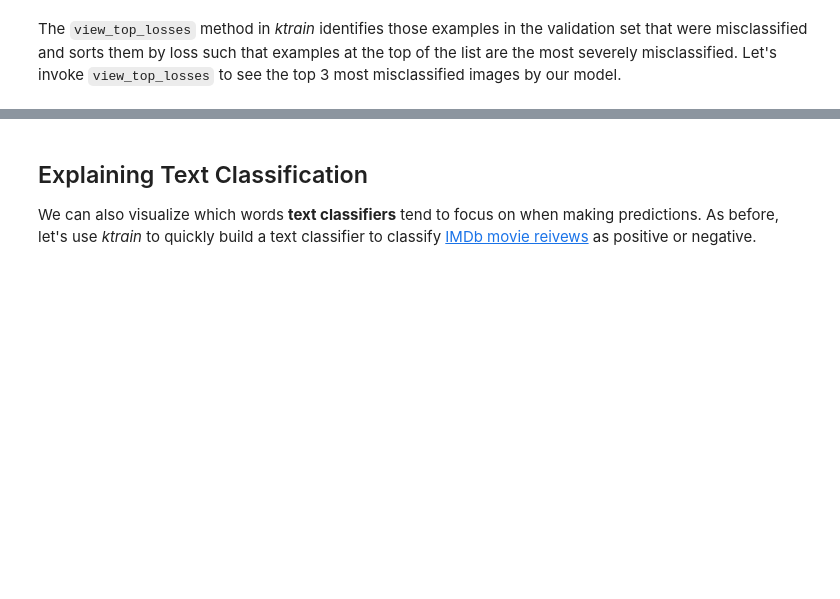
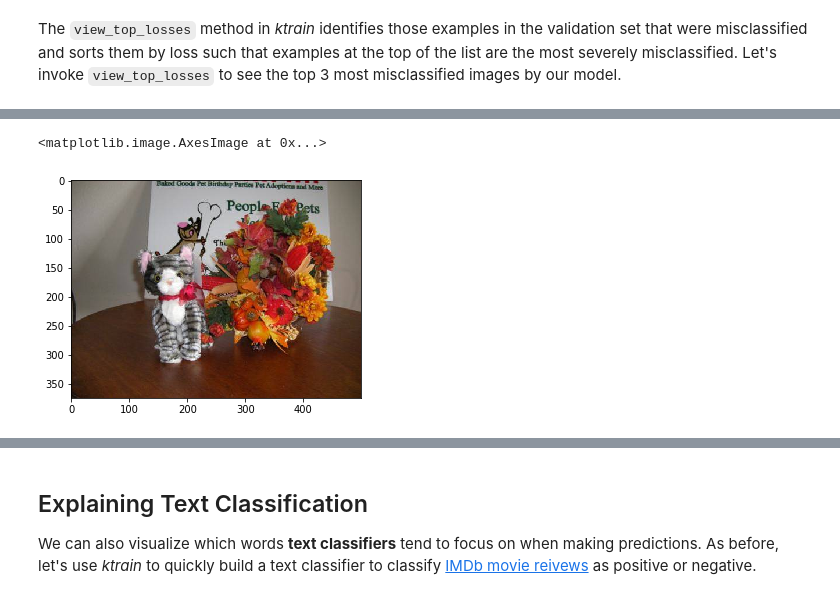
Before and after one commit to amaiya/ktrain, a Jupyter notebook: tutorial-05-explaining-predictions.ipynb, the cells around one changed output, grey strips where cells are left out. Cells and saved outputs as stored; diff of their text form; code cells hidden in the pictures; blank space fills up the shorter version.

```diff
--- a/tutorial-05-explaining-predictions.ipynb
+++ b/tutorial-05-explaining-predictions.ipynb
@@ -67 +76,6 @@ learner.view_top_losses(n=3, preproc=preproc)
+# %%
+vis.show_image('data/dogscats/valid/cats/cat.92.jpg')
+# %% [output]
+<matplotlib.image.AxesImage at 0x...>
+[figure, added]
 # %% [markdown]
```
Also changed, not shown: parts of 14 cells of this notebook, 1 other file.
